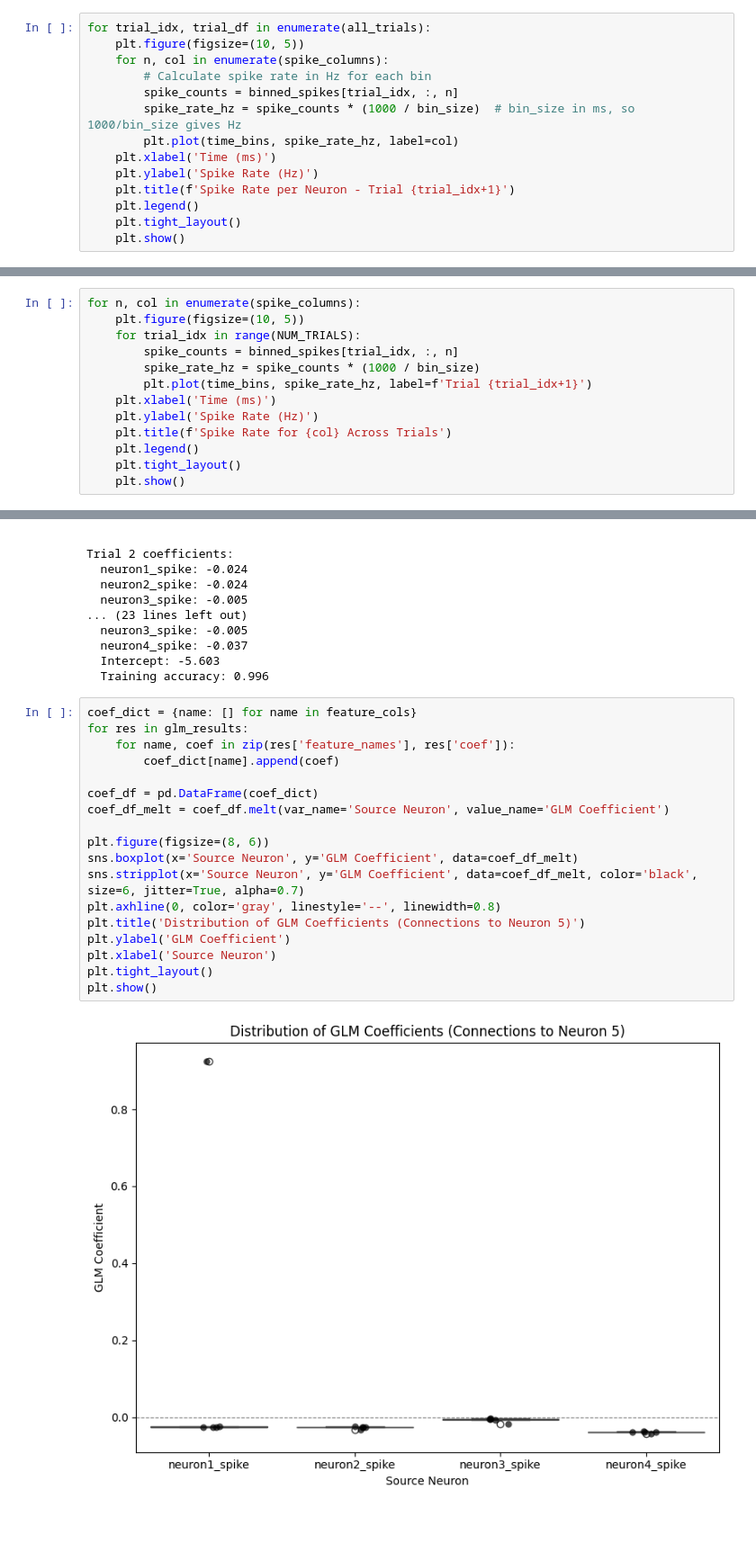
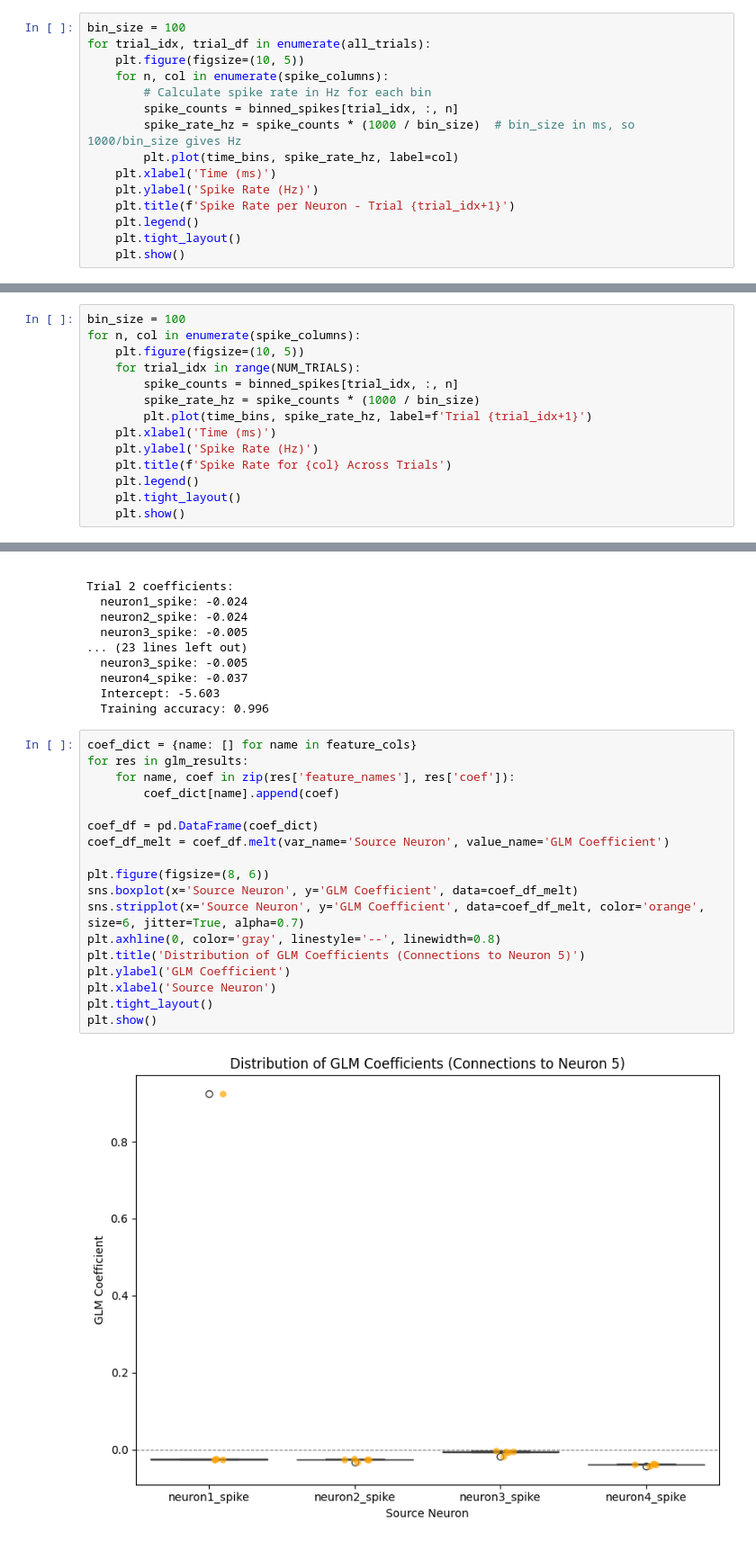
Before and after one commit to Nerfworm/IFneuron-model, a Jupyter notebook: data_playground_3.ipynb, the cells around one changed output, grey strips where cells are left out. Shown at 90% size. Drawn from its saved outputs; the diff is of its cells as text.

Commit message:
Working with the large data files from Aiden

```diff
--- a/data_playground_3.ipynb
+++ b/data_playground_3.ipynb
@@ -225,6 +225,7 @@ for trial_idx, trial_df in enumerate(all_trials):
 # %% [markdown]
 Spike Rate.  This is a series of plots comparing the spike rate within a single trial.
 # %%
+bin_size = 100
 for trial_idx, trial_df in enumerate(all_trials):
     plt.figure(figsize=(10, 5))
     for n, col in enumerate(spike_columns):
@@ -247,6 +248,7 @@ for trial_idx, trial_df in enumerate(all_trials):
 # %% [markdown]
 Spike Rate.  This is a series of plots comparing the spike rate for the same neuron across different trials.
 # %%
+bin_size = 100
 for n, col in enumerate(spike_columns):
     plt.figure(figsize=(10, 5))
     for trial_idx in range(NUM_TRIALS):
@@ -625,20 +627,20 @@ Trial 2 coefficients:
 # %%
 coef_dict = {name: [] for name in feature_cols}
 for res in glm_results:
     for name, coef in zip(res['feature_names'], res['coef']):
         coef_dict[name].append(coef)
 
 coef_df = pd.DataFrame(coef_dict)
 coef_df_melt = coef_df.melt(var_name='Source Neuron', value_name='GLM Coefficient')
 
 plt.figure(figsize=(8, 6))
 sns.boxplot(x='Source Neuron', y='GLM Coefficient', data=coef_df_melt)
-sns.stripplot(x='Source Neuron', y='GLM Coefficient', data=coef_df_melt, color='black', size=6, jitter=True, alpha=0.7)
+sns.stripplot(x='Source Neuron', y='GLM Coefficient', data=coef_df_melt, color='orange', size=6, jitter=True, alpha=0.7)
 plt.axhline(0, color='gray', linestyle='--', linewidth=0.8)
 plt.title('Distribution of GLM Coefficients (Connections to Neuron 5)')
 plt.ylabel('GLM Coefficient')
 plt.xlabel('Source Neuron')
 plt.tight_layout()
 plt.show()
 # %% [output]
-[figure, old version]
+[figure, new version]
```
Also changed, not shown: parts of 2 cells of this notebook, 2 other files.
